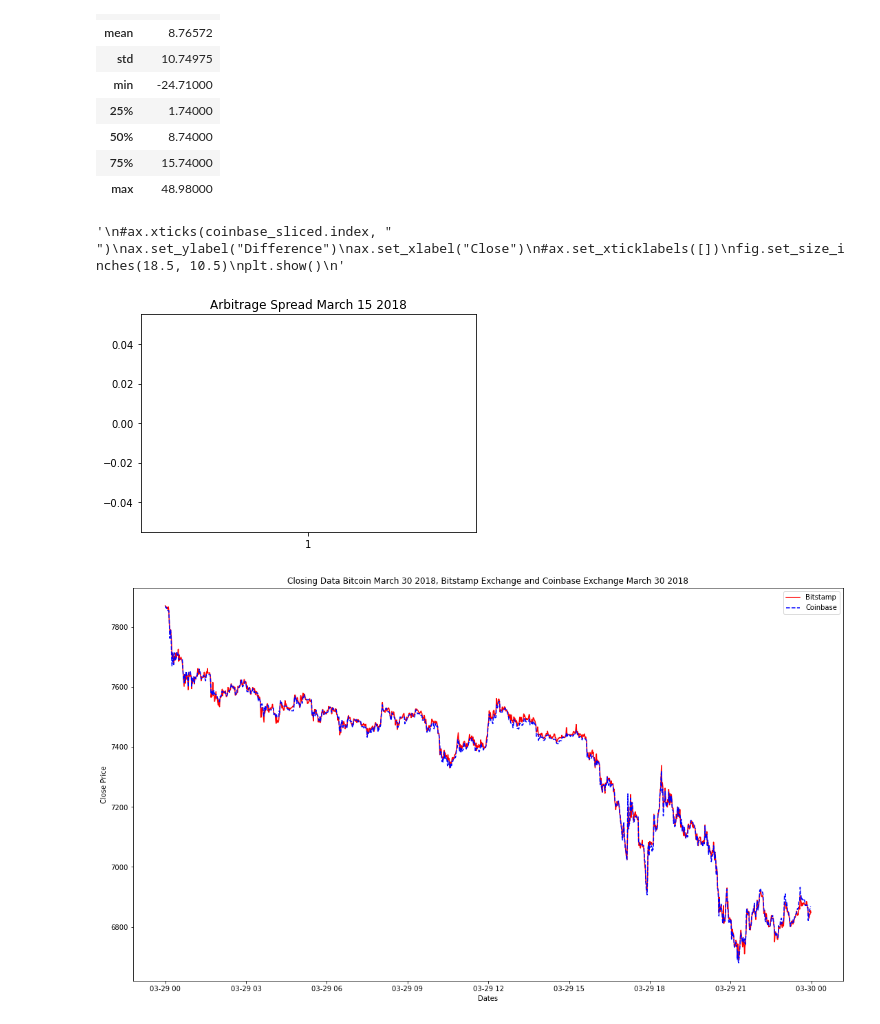
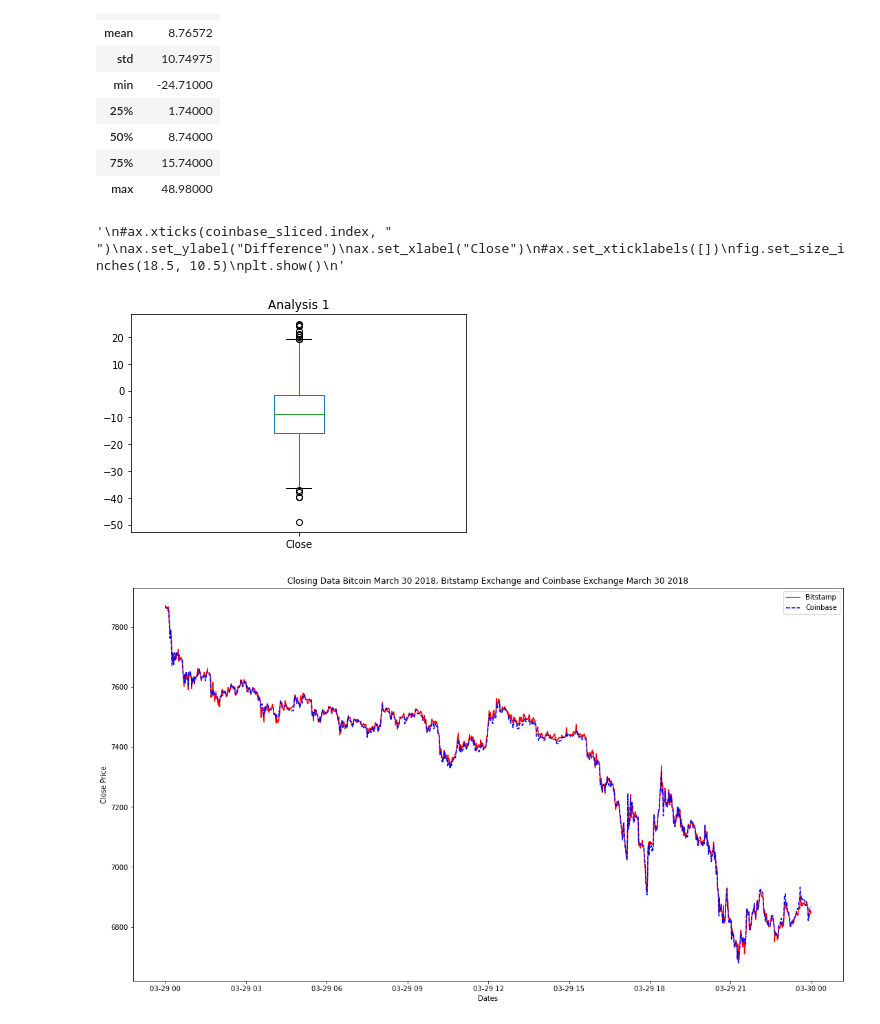
Before and after one commit to madhugirl/Crypto-Arbitrage-Opportunity, a Jupyter notebook: crypto_arbitrage.ipynb, the cells around one changed output. Saved outputs shown, nothing was run; the diff lists cells and outputs as text; code cells hidden in the pictures.

Commit message:
adding analysis

```diff
--- a/crypto_arbitrage.ipynb
+++ b/crypto_arbitrage.ipynb
@@ -601,21 +609,24 @@ See the caveats in the documentation: https://pandas.pydata.org/pandas-docs/stab
 # %%
 # Visualize the arbitrage spread from the middle of the dataset in a box plot TA HELP!!!
 # Remember to change the data in here
-fig,ax = plt.subplots(1)
+# fig,ax = plt.subplots(1)
+arbitrage_spread_2 = coinbase_sliced["Close"].loc ["2018-3-15"] - bitstamp_sliced["Close"].loc ["2018-3-15"]
 
-ax.set_title("Arbitrage Spread March 15 2018")
-ax.boxplot(arbitrage_spread_middle["Close"])
+# fig,ax = plt.subplots(1)
+arbitrage_spread_2.plot(kind = "box", title = "Analysis 1")
+# ax.set_title("Arbitrage Spread March 15 2018")
+# ax.boxplot(arbitrage_spread_middle["Close"])
 """
 #ax.xticks(coinbase_sliced.index, " ")
 ax.set_ylabel("Difference")
 ax.set_xlabel("Close")
 #ax.set_xticklabels([])
 fig.set_size_inches(18.5, 10.5)
 plt.show()
 """
 # %% [output]
 '\n#ax.xticks(coinbase_sliced.index, " ")\nax.set_ylabel("Difference")\nax.set_xlabel("Close")\n#ax.set_xticklabels([])\nfig.set_size_inches(18.5, 10.5)\nplt.show()\n'
-[figure, old version]
+[figure, new version]
 # %%
 # Create an overlay plot that visualizes the two dataframes over a period of one day from late in the dataset.
 # Be sure that the plots include the parameters `legend`, `figsize`, `title`, `color` and `label`
```
Also changed, not shown: parts of 9 cells of this notebook.
